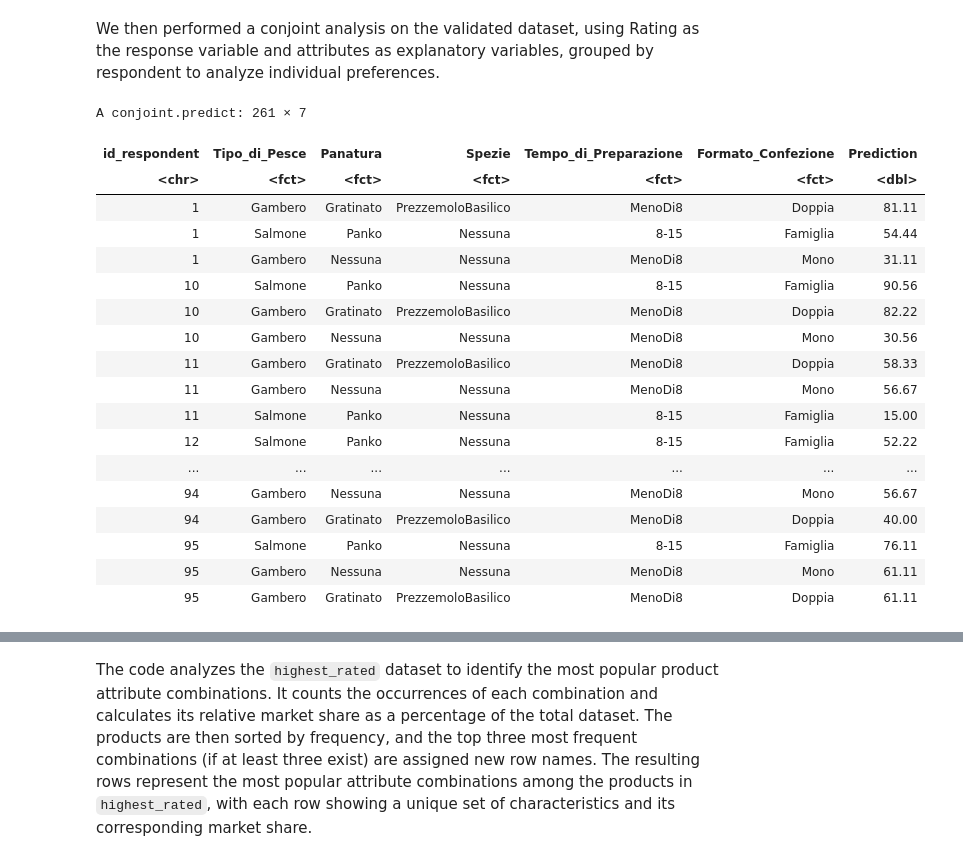
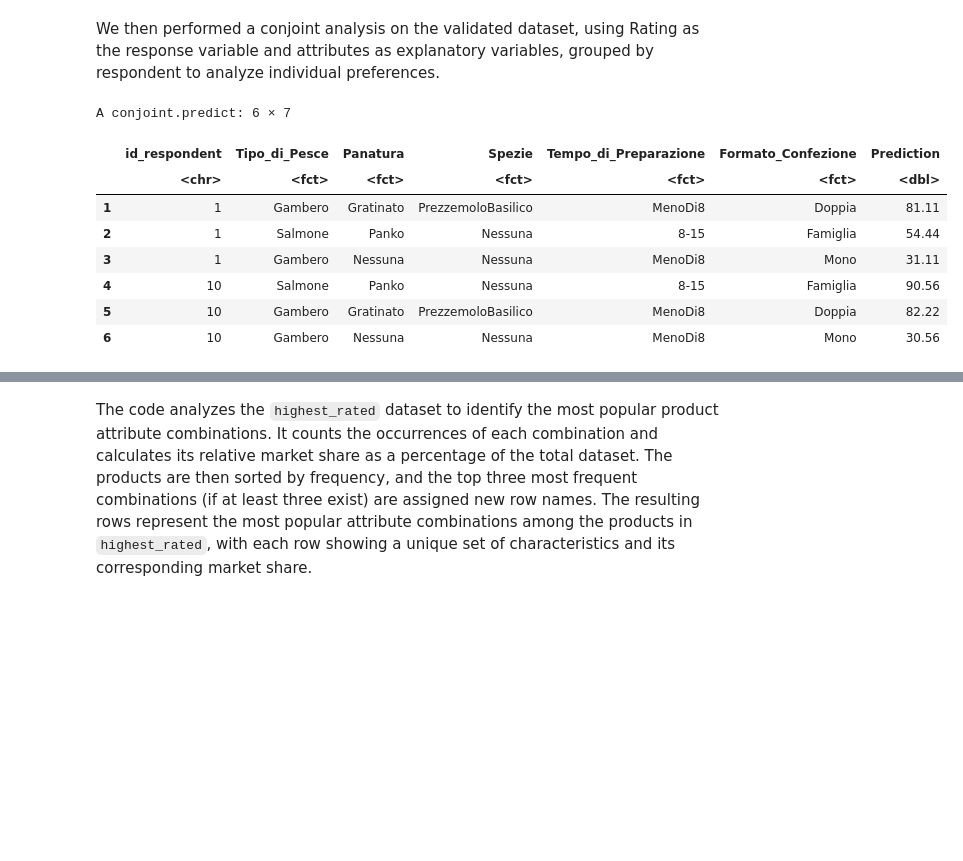
Before and after one commit to AngelicaLongo/Marketing-analytics-, a Jupyter notebook: Conjoint.ipynb, the cells around one changed output, grey strips where cells are left out. Drawn from its saved outputs; the diff is of its cells as text; code cells hidden in the pictures; blank space fills up the shorter version.

```diff
--- a/Conjoint.ipynb
+++ b/Conjoint.ipynb
@@ -1113,27 +1066,17 @@ conjoint_byrespondent <- conjoint(conjoint_data_valid,
 predicted <- predict(conjoint_byrespondent, market_sim) %>% arrange(desc(Prediction))
 # %%
 predicted <- predicted %>% mutate(Prediction = round(Prediction, 2)) %>% arrange(id_respondent, desc(Prediction))
-predicted
+head(predicted)
 # %% [output]
-A conjoint.predict: 261 × 7
+A conjoint.predict: 6 × 7
-| id_respondent | Tipo_di_Pesce | Panatura | Spezie | Tempo_di_Preparazione | Formato_Confezione | Prediction |
-| <chr> | <fct> | <fct> | <fct> | <fct> | <fct> | <dbl> |
-| 1 | Gambero | Gratinato | PrezzemoloBasilico | MenoDi8 | Doppia | 81.11 |
-| 1 | Salmone | Panko | Nessuna | 8-15 | Famiglia | 54.44 |
-| 1 | Gambero | Nessuna | Nessuna | MenoDi8 | Mono | 31.11 |
-| 10 | Salmone | Panko | Nessuna | 8-15 | Famiglia | 90.56 |
-| 10 | Gambero | Gratinato | PrezzemoloBasilico | MenoDi8 | Doppia | 82.22 |
-| 10 | Gambero | Nessuna | Nessuna | MenoDi8 | Mono | 30.56 |
-| 11 | Gambero | Gratinato | PrezzemoloBasilico | MenoDi8 | Doppia | 58.33 |
-| 11 | Gambero | Nessuna | Nessuna | MenoDi8 | Mono | 56.67 |
-| 11 | Salmone | Panko | Nessuna | 8-15 | Famiglia | 15.00 |
-| 12 | Salmone | Panko | Nessuna | 8-15 | Famiglia | 52.22 |
-| ... | ... | ... | ... | ... | ... | ... |
-| 94 | Gambero | Nessuna | Nessuna | MenoDi8 | Mono | 56.67 |
-| 94 | Gambero | Gratinato | PrezzemoloBasilico | MenoDi8 | Doppia | 40.00 |
-| 95 | Salmone | Panko | Nessuna | 8-15 | Famiglia | 76.11 |
-| 95 | Gambero | Nessuna | Nessuna | MenoDi8 | Mono | 61.11 |
-| 95 | Gambero | Gratinato | PrezzemoloBasilico | MenoDi8 | Doppia | 61.11 |
+|  | id_respondent | Tipo_di_Pesce | Panatura | Spezie | Tempo_di_Preparazione | Formato_Confezione | Prediction |
+|  | <chr> | <fct> | <fct> | <fct> | <fct> | <fct> | <dbl> |
+| 1 | 1 | Gambero | Gratinato | PrezzemoloBasilico | MenoDi8 | Doppia | 81.11 |
+| 2 | 1 | Salmone | Panko | Nessuna | 8-15 | Famiglia | 54.44 |
+| 3 | 1 | Gambero | Nessuna | Nessuna | MenoDi8 | Mono | 31.11 |
+| 4 | 10 | Salmone | Panko | Nessuna | 8-15 | Famiglia | 90.56 |
+| 5 | 10 | Gambero | Gratinato | PrezzemoloBasilico | MenoDi8 | Doppia | 82.22 |
+| 6 | 10 | Gambero | Nessuna | Nessuna | MenoDi8 | Mono | 30.56 |
 # %%
 highest_rated <- predicted %>% group_by(id_respondent) %>%
   mutate(Ranking = rank(Prediction, ties.method = "first"))
```
Also changed, not shown: parts of 14 cells of this notebook.
